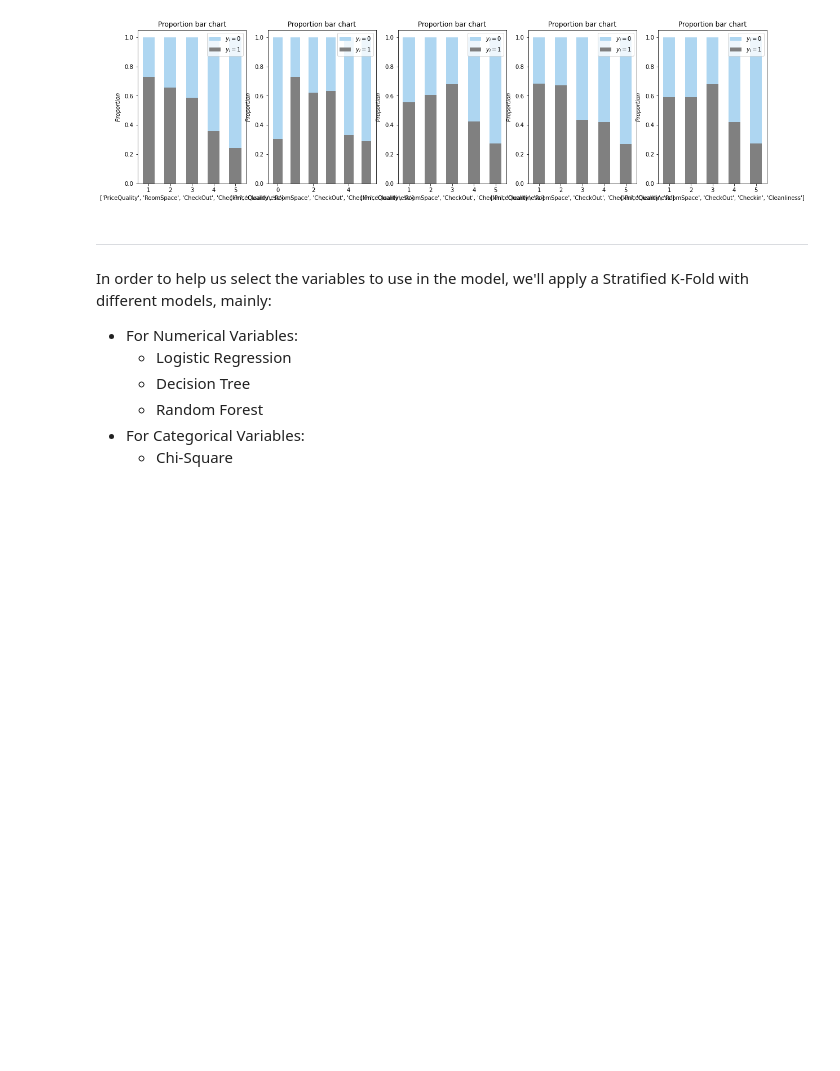
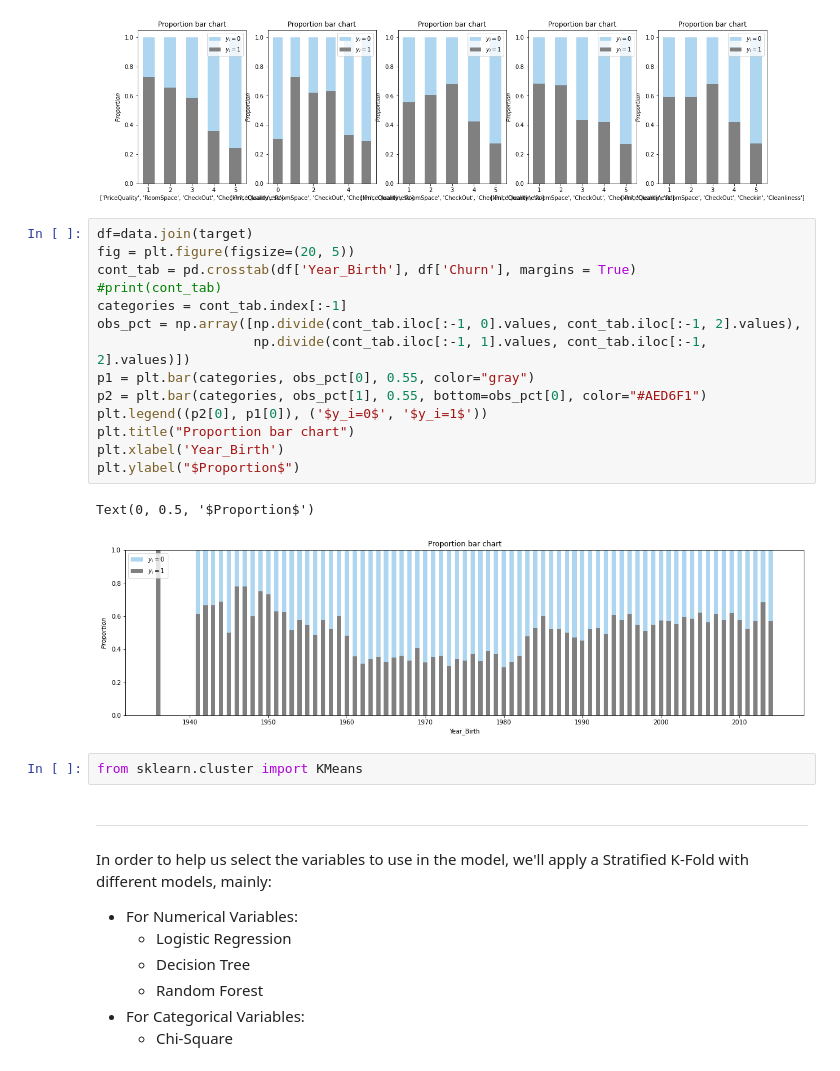
Before and after one commit to manelcbf/DSaML_Projects, a Jupyter notebook: Supervised_Learning/Supervised_MF2.ipynb, the cells around one changed output. Saved outputs shown, nothing was run; the diff lists cells and outputs as text; blank space fills up the shorter version.

```diff
--- a/Supervised_Learning/Supervised_MF2.ipynb
+++ b/Supervised_Learning/Supervised_MF2.ipynb
@@ -550,6 +550,25 @@ proportion_charts_categorical(data.join(target), ['Amenities','Wifi','OnlineBook
 proportion_charts_categorical(data.join(target), ['PriceQuality','RoomSpace','CheckOut','Checkin','Cleanliness'], "Churn")
 # %% [output]
 [figure]
+# %%
+df=data.join(target)
+fig = plt.figure(figsize=(20, 5))
+cont_tab = pd.crosstab(df['Year_Birth'], df['Churn'], margins = True)
+#print(cont_tab)
+categories = cont_tab.index[:-1]
+obs_pct = np.array([np.divide(cont_tab.iloc[:-1, 0].values, cont_tab.iloc[:-1, 2].values),
+                    np.divide(cont_tab.iloc[:-1, 1].values, cont_tab.iloc[:-1, 2].values)])
+p1 = plt.bar(categories, obs_pct[0], 0.55, color="gray")
+p2 = plt.bar(categories, obs_pct[1], 0.55, bottom=obs_pct[0], color="#AED6F1")
+plt.legend((p2[0], p1[0]), ('$y_i=0$', '$y_i=1$'))
+plt.title("Proportion bar chart")
+plt.xlabel('Year_Birth')
+plt.ylabel("$Proportion$")
+# %% [output]
+Text(0, 0.5, '$Proportion$')
+[figure, added]
+# %%
+from sklearn.cluster import KMeans
 # %% [markdown]
 ----
 In order to help us select the variables to use in the model, we'll apply a Stratified K-Fold with different models, mainly:
```
Also changed, not shown: parts of 5 cells of this notebook.
